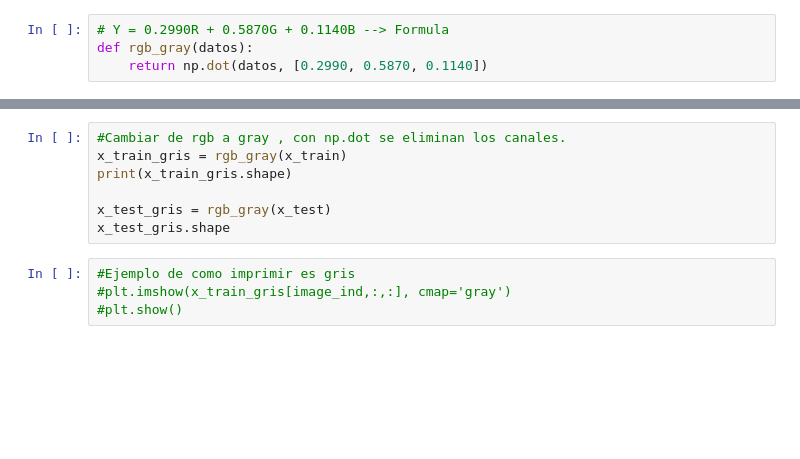
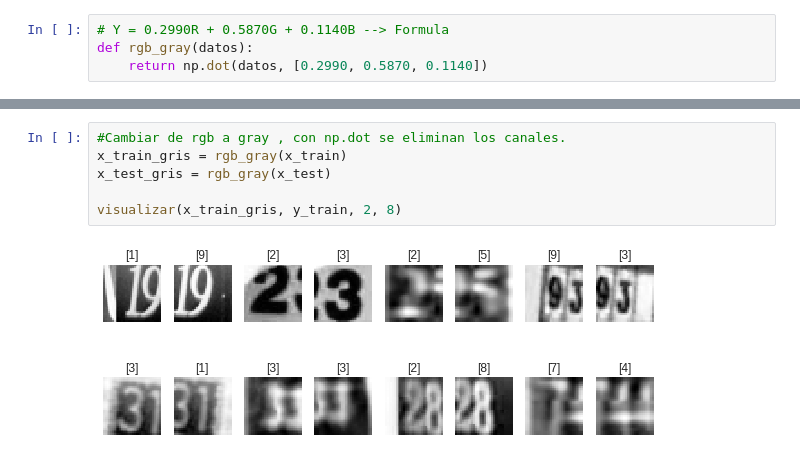
Before and after one commit to BryanFerreiraH/IA, a Jupyter notebook: preprocesado.ipynb, the cells around one changed output, grey strips where cells are left out. Drawn from its saved outputs; the diff is of its cells as text; blank space fills up the shorter version.

```diff
--- a/preprocesado.ipynb
+++ b/preprocesado.ipynb
@@ -118,14 +142,11 @@ def pimg (data):
 # %%
 #Cambiar de rgb a gray , con np.dot se eliminan los canales.
 x_train_gris = rgb_gray(x_train)
-print(x_train_gris.shape)
+x_test_gris = rgb_gray(x_test)
 
-x_test_gris = rgb_gray(x_test)
-x_test_gris.shape
+visualizar(x_train_gris, y_train, 2, 8)
+# %% [output]
+[figure, added]
-# %%
-#Ejemplo de como imprimir es gris
-#plt.imshow(x_train_gris[image_ind,:,:], cmap='gray')
-#plt.show()
 # %%
 #Funcion para normalizacion de datos
 def normalizar(datos):
```
Also changed, not shown: parts of 21 cells of this notebook.
